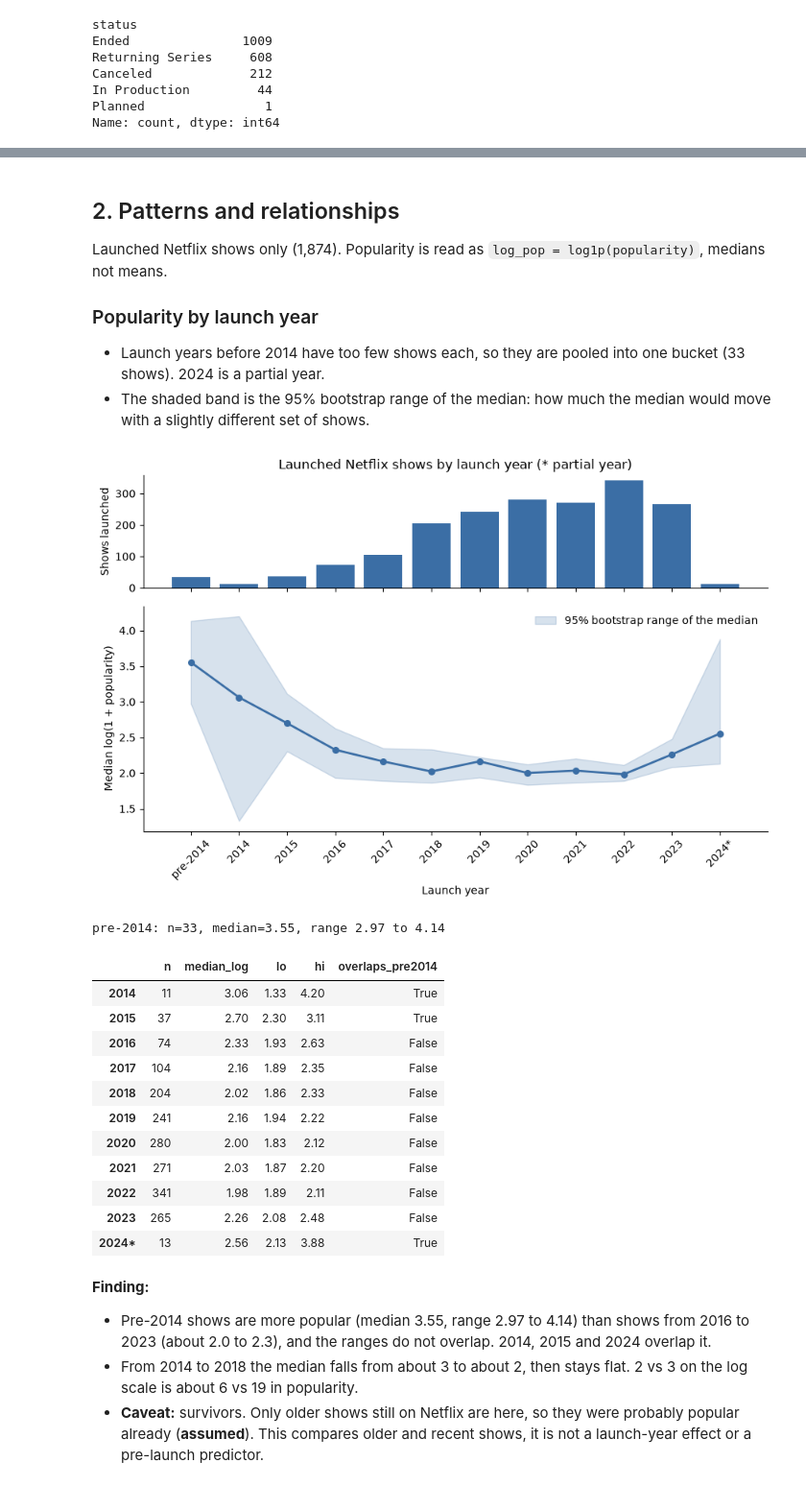
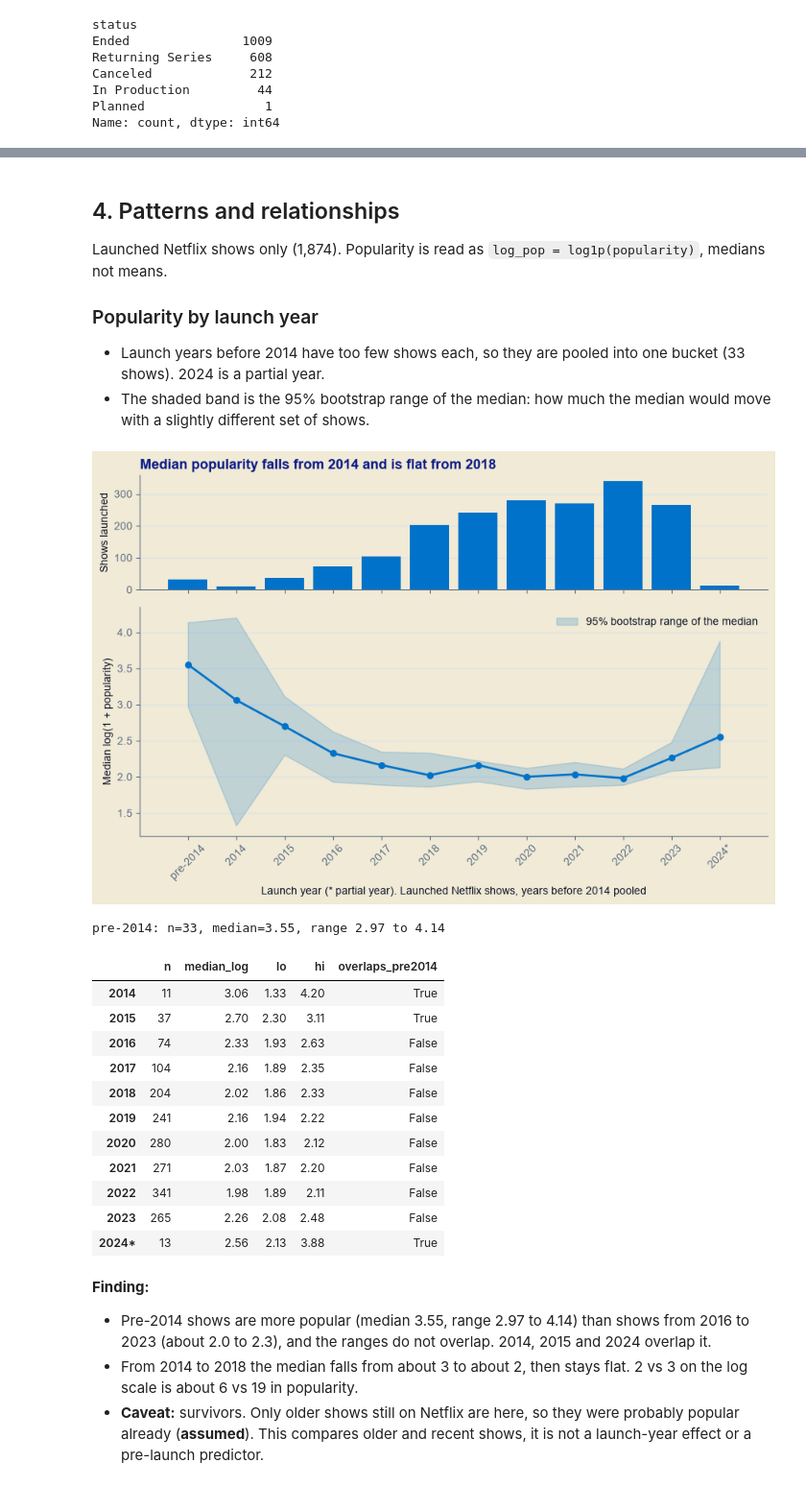
Before and after one commit to Emu-codein/tmdb_tv_shows, a Jupyter notebook: notebooks/eda.ipynb, the cells around one changed output, grey strips where cells are left out. Shown at 96% size. Saved outputs shown, nothing was run; the diff lists cells and outputs as text; code cells hidden in the pictures.

```diff
--- a/notebooks/eda.ipynb
+++ b/notebooks/eda.ipynb
@@ -17,5 +19,25 @@ print(len(dedup), len(netflix))   # 164705 2031
 # %% [output]
 164705 2031
+# %%
+# Chart theme: Sky deck template (Arial, cream surface, Sky blue). Netflix red is used only for Netflix.
+# Checked with the dataviz validator on the cream surface: blue alone, and Netflix red against the muted grey, both pass
+# (the grey is deliberately neutral, so it fails the "chroma floor" check meant for categorical colours).
+SURFACE, TITLE, INK, MUTED, GRID = "#F0EAD6", "#0C1B87", "#0B1226", "#5B6B84", "#DCE3EC"
+BLUE = "#0072C9"          # Sky accent 1: single series
+NETFLIX_RED = "#C4101C"   # Netflix entity colour (slightly darker than brand #E50914, solid fills looked too bright)
+OTHER = MUTED             # every other network or group
+
+plt.rcParams.update({
+    "font.family": "sans-serif", "font.sans-serif": ["Arial", "DejaVu Sans"],
+    "figure.facecolor": SURFACE, "axes.facecolor": SURFACE, "savefig.facecolor": SURFACE,
+    "text.color": INK, "axes.labelcolor": INK, "axes.edgecolor": MUTED,
+    "xtick.color": MUTED, "ytick.color": MUTED,
+    "axes.titlecolor": TITLE, "axes.titleweight": "bold", "axes.titlelocation": "left", "axes.titlesize": 13,
+    "axes.spines.top": False, "axes.spines.right": False,
+    "axes.grid": True, "axes.grid.axis": "x", "axes.axisbelow": True,
+    "grid.color": GRID, "grid.linewidth": 0.8,
+    "legend.frameon": False,
+})
 # %% [markdown]
 ## 1. Data quality
 
@@ -194,5 +505,5 @@ skew raw: 12.09 | log1p: 0.76
 # %% [markdown]
-## 2. Patterns and relationships
+## 4. Patterns and relationships
 
 Launched Netflix shows only (1,874). Popularity is read as `log_pop = log1p(popularity)`, medians not means.
 
@@ -219,40 +530,43 @@ by_year = g.agg(n=("id", "size"), median_pop=("popularity", "median"),
                 median_log=("log_pop", "median"))
 by_year = by_year.join(g.log_pop.apply(boot_ci).unstack())
 by_year.index = ["pre-2014" if y == 0 else str(int(y)) for y in by_year.index]
 by_year.index = [i + "*" if i == "2024" else i for i in by_year.index]   # * = partial year
 
 # chart
 x = np.arange(len(by_year))
 fig, (ax1, ax2) = plt.subplots(2, 1, figsize=(9, 6), sharex=True,
                                gridspec_kw={"height_ratios": [1, 2]})
 
-ax1.bar(x, by_year.n, color="#3b6ea5", width=0.8)
+ax1.bar(x, by_year.n, color=BLUE, width=0.8)
 ax1.set_ylabel("Shows launched")
-ax1.set_title("Launched Netflix shows by launch year (* partial year)")
+ax1.set_title("Median popularity falls from 2014 and is flat from 2018")
 
-ax2.fill_between(x, by_year.lo, by_year.hi, color="#3b6ea5", alpha=0.2,
+ax2.fill_between(x, by_year.lo, by_year.hi, color=BLUE, alpha=0.2,
                  label="95% bootstrap range of the median")
-ax2.plot(x, by_year.median_log, color="#3b6ea5", lw=2)
-ax2.scatter(x, by_year.median_log, color="#3b6ea5", s=30, zorder=3)
+ax2.plot(x, by_year.median_log, color=BLUE, lw=2)
+ax2.scatter(x, by_year.median_log, color=BLUE, s=30, zorder=3)
 ax2.set_ylabel("Median log(1 + popularity)")
-ax2.set_xlabel("Launch year")
+ax2.set_xlabel("Launch year (* partial year). Launched Netflix shows, years before 2014 pooled")
 ax2.set_xticks(x)
 ax2.set_xticklabels(by_year.index, rotation=45)
 ax2.legend(frameon=False)
 
 for ax in (ax1, ax2):
     ax.spines[["top", "right"]].set_visible(False)
+    ax.grid(axis="x", visible=False)
+    ax.grid(axis="y")
 plt.tight_layout()
+plt.savefig("../docs/popularity_by_year.png", dpi=150, bbox_inches="tight")   # for the slide, docs/ is git-ignored
 plt.show()
 
 # does the pre-2014 band overlap each later year's band?
 old = by_year.loc["pre-2014"]
 later = by_year.drop("pre-2014").copy()
 later["overlaps_pre2014"] = (later.lo <= old.hi) & (later.hi >= old.lo)
 print(f"pre-2014: n={old.n:.0f}, median={old.median_log:.2f}, range {old.lo:.2f} to {old.hi:.2f}")
 later[["n", "median_log", "lo", "hi", "overlaps_pre2014"]].round(2)
 # %% [output]
-[figure, old version]
+[figure, new version]
 pre-2014: n=33, median=3.55, range 2.97 to 4.14
 |  | n | median_log | lo | hi | overlaps_pre2014 |
 | 2014 | 11 | 3.06 | 1.33 | 4.20 | True |
```
Also changed, not shown: parts of 41 cells of this notebook, 18 other files.
